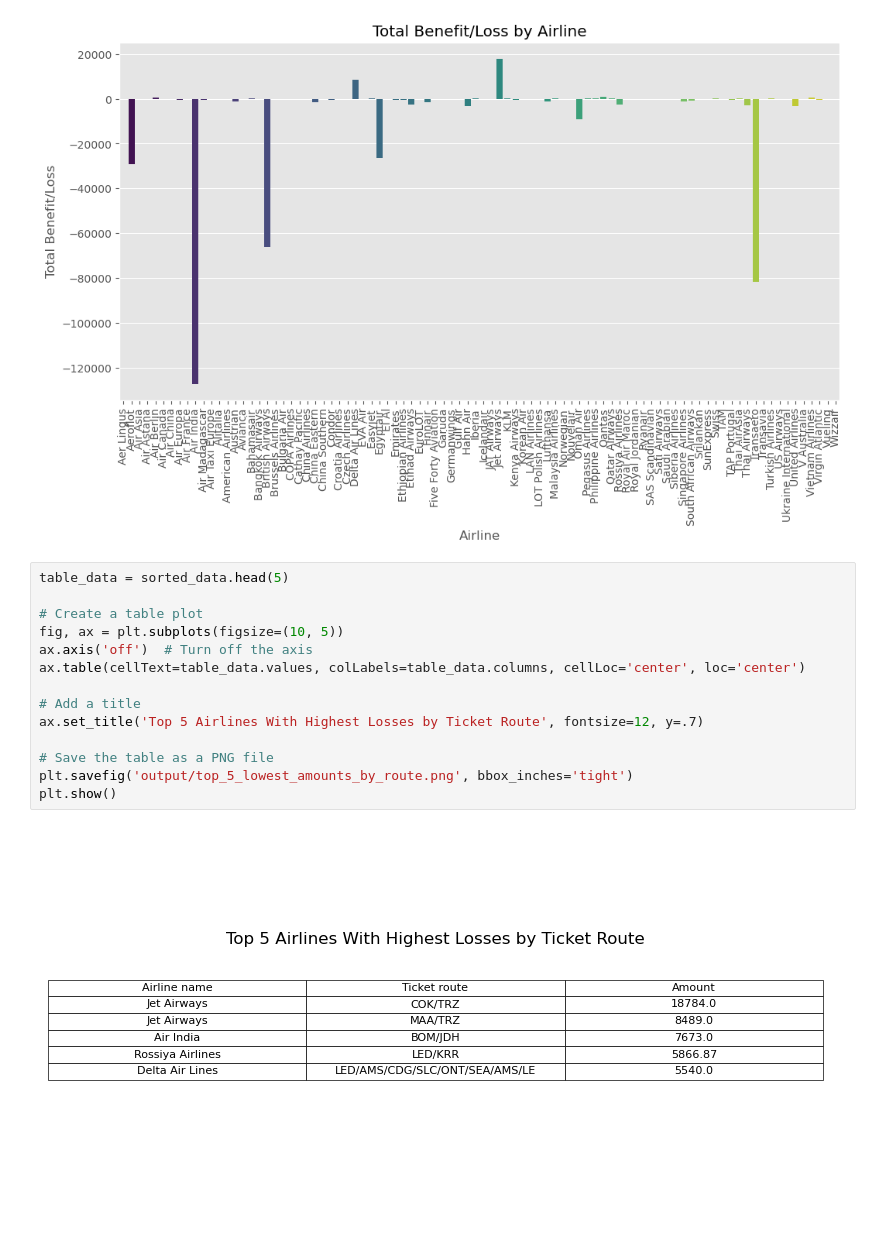
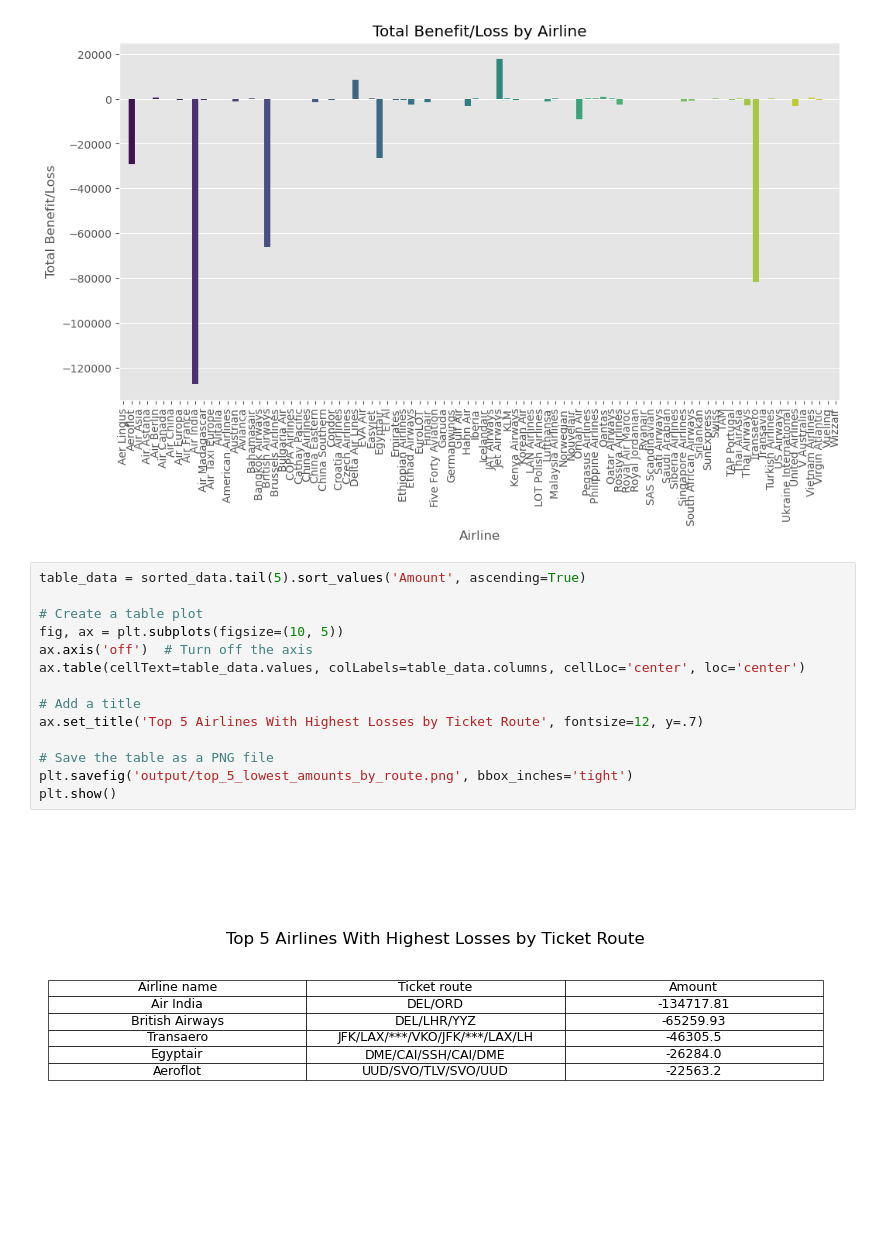
Before and after one commit to mlvilleg/CovidInteractivePlot, a Jupyter notebook: Airline Project/Analysis.ipynb, the cells around one changed output. Saved outputs shown, nothing was run; the diff lists cells and outputs as text.

Commit message:
Fixed the top_5_lowest_amounts_by_route.png

```diff
--- a/Airline Project/Analysis.ipynb
+++ b/Airline Project/Analysis.ipynb
@@ -293,21 +293,21 @@ plt.show()
 # %% [output]
 [figure]
 # %%
-table_data = sorted_data.head(5)
+table_data = sorted_data.tail(5).sort_values('Amount', ascending=True)
 
 # Create a table plot
 fig, ax = plt.subplots(figsize=(10, 5))
 ax.axis('off')  # Turn off the axis
 ax.table(cellText=table_data.values, colLabels=table_data.columns, cellLoc='center', loc='center')
 
 # Add a title
 ax.set_title('Top 5 Airlines With Highest Losses by Ticket Route', fontsize=12, y=.7)
 
 # Save the table as a PNG file
 plt.savefig('output/top_5_lowest_amounts_by_route.png', bbox_inches='tight')
 plt.show()
 # %% [output]
-[figure, old version]
+[figure, new version]
 # %%
 sorted_data = merged_data.groupby(['Airline name', 'Ticket route'])['Amount'].sum().reset_index().sort_values('Amount', ascending=False)
 
```
Also changed, not shown: parts of 1 cell of this notebook, 4 other files.
